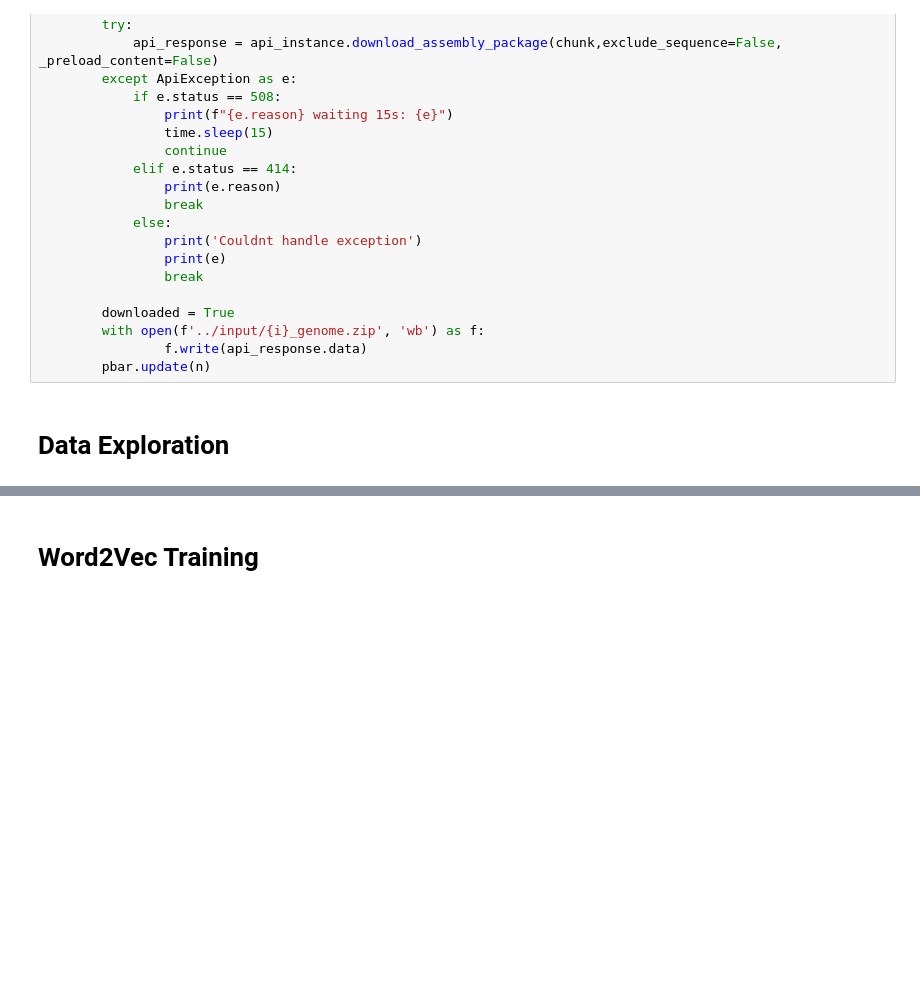
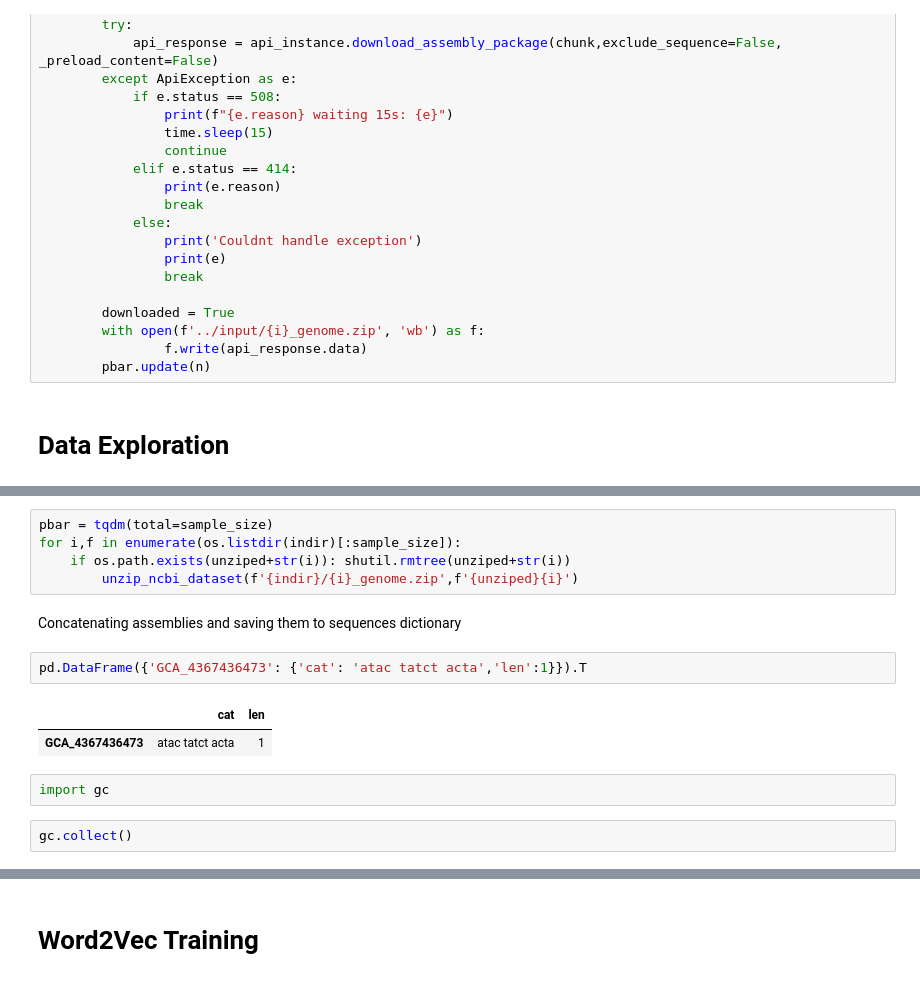
Before and after one commit to bzimon/PathoBac, a Jupyter notebook: notebook/PathoBac.ipynb, the cells around one changed output, grey strips where cells are left out. Saved outputs shown, nothing was run; the diff lists cells and outputs as text; blank space fills up the shorter version.

```diff
--- a/notebook/PathoBac.ipynb
+++ b/notebook/PathoBac.ipynb
@@ -227,0 +173,16 @@ For now i am going to try use this slighlt longer E.coli concatanated sequences,
+# %%
+pbar = tqdm(total=sample_size)
+for i,f in enumerate(os.listdir(indir)[:sample_size]):
+    if os.path.exists(unziped+str(i)): shutil.rmtree(unziped+str(i))
+        unzip_ncbi_dataset(f'{indir}/{i}_genome.zip',f'{unziped}{i}')
+# %% [markdown]
+Concatenating assemblies and saving them to sequences dictionary
+# %%
+pd.DataFrame({'GCA_4367436473': {'cat': 'atac tatct acta','len':1}}).T
+# %% [output]
+|  | cat | len |
+| GCA_4367436473 | atac tatct acta | 1 |
+# %%
+import gc
+# %%
+gc.collect()
```
Also changed, not shown: parts of 26 cells of this notebook.
